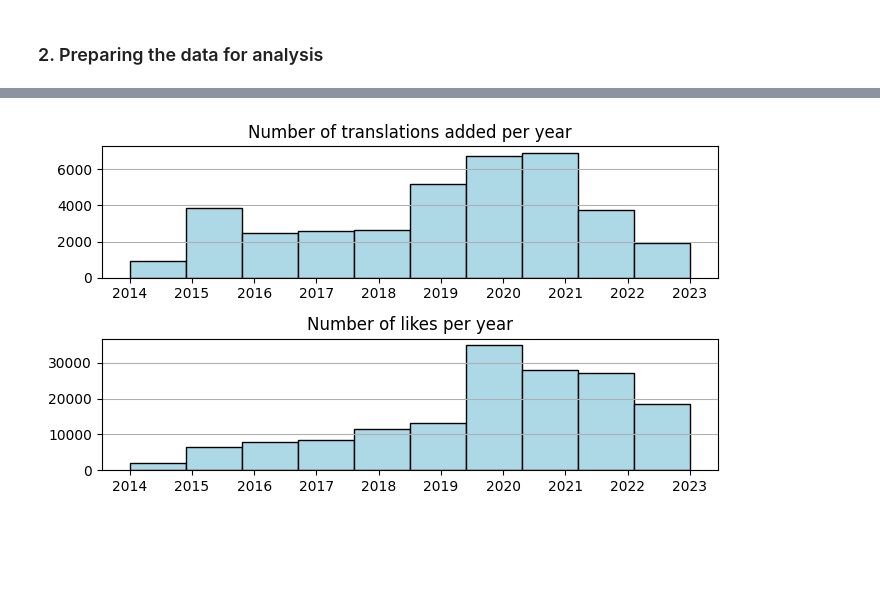
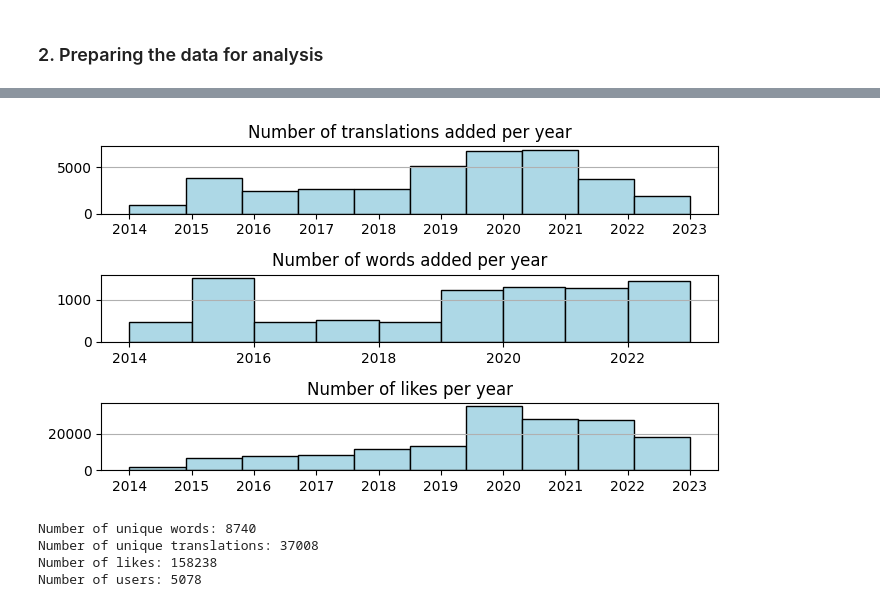
Before and after one commit to alexeykosh/2023-slovotvir-reuse-analysis, a Jupyter notebook: notebooks/data-sql.ipynb, the cells around one changed output, grey strips where cells are left out. Drawn from its saved outputs; the diff is of its cells as text; code cells hidden in the pictures; blank space fills up the shorter version.

```diff
--- a/notebooks/data-sql.ipynb
+++ b/notebooks/data-sql.ipynb
@@ -64,3 +97,5 @@ df = df[df['rating'] != 0]
 df['rating_n'] = df.groupby('word_id')['rating'].transform(lambda x: (x - x.mean()) / x.std())
 df['translation_created_at'] =  pd.to_datetime(df['translation_created_at'])
 df['translation_created_at_year'] = df['translation_created_at'].dt.year
+df['word_created_at'] = pd.to_datetime(df['word_created_at'])
+df['word_created_at_year'] = df['word_created_at'].dt.year
@@ -67,18 +110,39 @@ df['translation_created_at_year'] = df['translation_created_at'].dt.year
 # %%
 # plot translations per year and likes per year on the same plot as two subplots organized in 2 rows and 1 column
-fig, axes = plt.subplots(nrows=2, ncols=1, figsize=(7, 4))
+fig, axes = plt.subplots(nrows=3, ncols=1, figsize=(7, 4))
 df['translation_created_at_year'].hist(ax=axes[0], histtype='bar', ec='black', color='lightblue', grid=False, align='mid')
 # add grid lines only horizontally
 axes[0].grid(axis='y')
 axes[0].set_title('Number of translations added per year')
 # add x ticks for each year
 axes[0].set_xticks(np.arange(df['translation_created_at_year'].min(), df['translation_created_at_year'].max()+1, 1.0))
-votes['created_at_year'].hist(ax=axes[1], histtype='bar', ec='black', color='lightblue', grid=False, align='mid')
+votes['created_at_year'].hist(ax=axes[2], histtype='bar', ec='black', color='lightblue', grid=False, align='mid')
+axes[2].grid(axis='y')
+axes[2].set_title('Number of likes per year')
+# add x ticks for each year
+axes[2].set_xticks(np.arange(votes['created_at_year'].min(), votes['created_at_year'].max()+1, 1.0))
+# word_created_at_year (only unique words)
+df_unique_words = df.drop_duplicates(subset=['word_id'])
+df_unique_words['word_created_at_year'].hist(ax=axes[1], histtype='bar', ec='black', color='lightblue', grid=False, align='mid'
+                                                , bins=np.arange(df_unique_words['word_created_at_year'].min(),
+                                                                    df_unique_words['word_created_at_year'].max()+1, 1.0))
 axes[1].grid(axis='y')
-axes[1].set_title('Number of likes per year')
+axes[1].set_title('Number of words added per year')
 # add x ticks for each year
-axes[1].set_xticks(np.arange(votes['created_at_year'].min(), votes['created_at_year'].max()+1, 1.0))
 plt.tight_layout()
 plt.show()
 # %% [output]
-[figure, old version]
+[figure, new version]
+# %%
+# count number of unique words and translations
+print('Number of unique words: {}'.format(df['word_id'].unique().shape[0]))
+print('Number of unique translations: {}'.format(df['translation_id'].unique().shape[0]))
+# number of likes
+print('Number of likes: {}'.format(votes.shape[0]))
+# number of users
+print('Number of users: {}'.format(votes['user_id'].unique().shape[0]))
+# %% [output]
+Number of unique words: 8740
+Number of unique translations: 37008
+Number of likes: 158238
+Number of users: 5078
```
Also changed, not shown: parts of 22 cells of this notebook, 1 other file.
